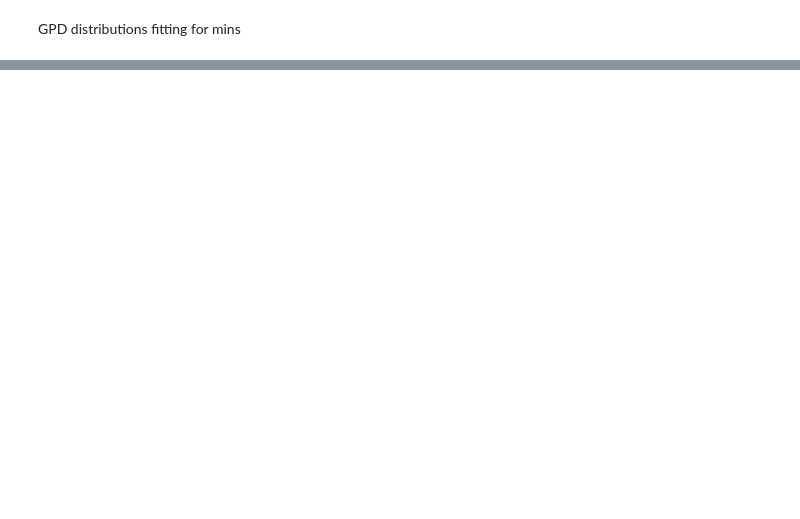
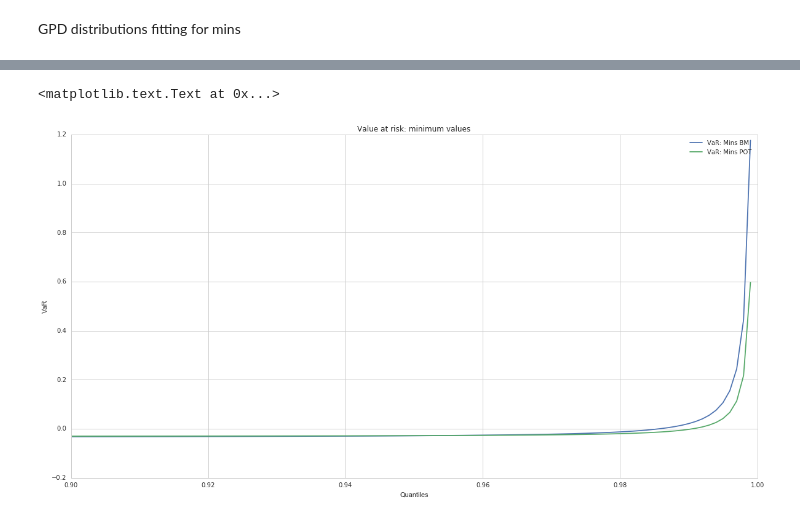
Before and after one commit to vipmax/PM, a Jupyter notebook: Probabilistic Modelling Notebook Task 2.ipynb, the cells around one changed output, grey strips where cells are left out. Saved outputs shown, nothing was run; the diff lists cells and outputs as text; code cells hidden in the pictures; blank space fills up the shorter version.

```diff
--- a/Probabilistic Modelling Notebook Task 2.ipynb
+++ b/Probabilistic Modelling Notebook Task 2.ipynb
@@ -225,0 +232,35 @@ plt.show()
+# %%
+
+quantiles = np.arange(0.9,1,0.001)
+data_bm = mins_bmm
+data_pot = mins_pot
+params_bm=stats.genpareto.fit(data_bm)
+params_pot=stats.genpareto.fit(data_pot)
+
+c_bm = params_bm[0]
+c_pot = params_pot[0]
+N_u_bm = len(data_bm)
+N_u_pot = len(data_pot)
+n = len(data.values)
+std_dev_bm = numpy.std(data_bm, axis=0)
+std_dev_pot = numpy.std(data_pot, axis=0)
+var_arr_bm = []
+var_arr_pot = []
+
+for alpha in quantiles:
+    var_bm = mintreshhold + (std_dev_bm/c_bm)*(((n/N_u_bm)*(1-alpha))**(-c_bm)-1)
+    var_pot = mintreshhold + (std_dev_pot/c_pot)*(((n/N_u_pot)*(1-alpha))**(-c_pot)-1)
+    #print "Alpha: " + str(alpha) + ", VaR: " + str(var_bm)
+    var_arr_bm.append(var_bm)
+    var_arr_pot.append(var_pot)
+
+plt.figure(7, figsize=(20, 10))
+plt.plot(quantiles, var_arr_bm, label='VaR: Mins BM')
+plt.plot(quantiles, var_arr_pot, label='VaR: Mins POT')
+plt.legend(loc='upper right')
+plt.xlabel('Quantiles')
+plt.ylabel('VaR')
+plt.title('Value at risk: minimum values')
+# %% [output]
+<matplotlib.text.Text at 0x...>
+[figure, added]
```
Also changed, not shown: parts of 9 cells of this notebook, 1 other file.
